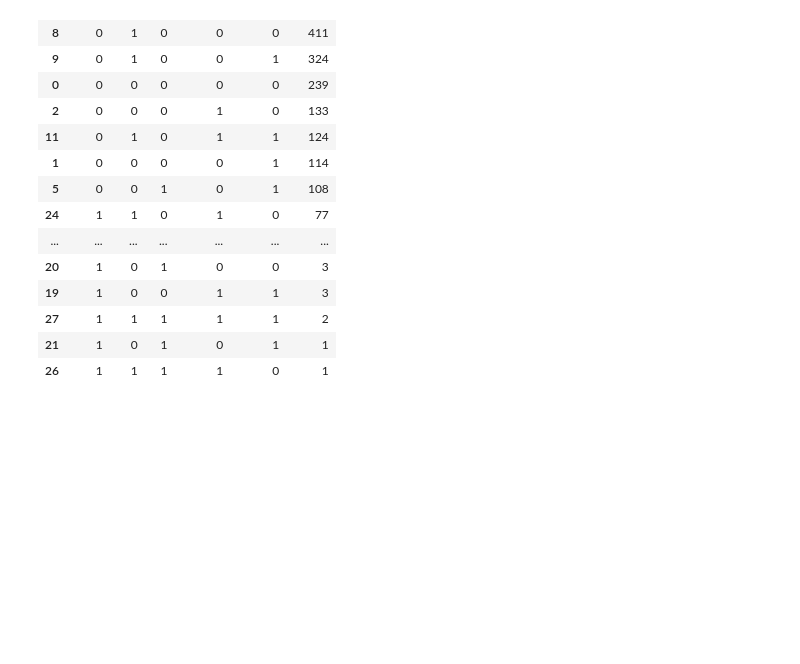
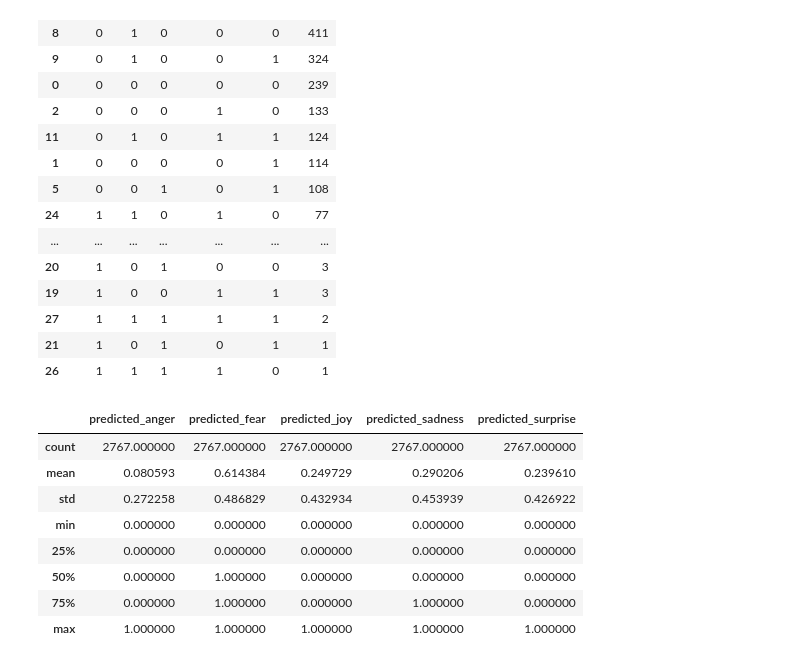
Before and after one commit to niklasbaun/EmoClassifier, a Jupyter notebook: Classifier/Getting familiar.ipynb, the cells around one changed output. Cells and saved outputs as stored; diff of their text form; code cells hidden in the pictures; blank space fills up the shorter version.

```diff
--- a/Classifier/Getting familiar.ipynb
+++ b/Classifier/Getting familiar.ipynb
@@ -79,3 +79,17 @@ data.groupby(['anger', 'fear', 'joy', 'sadness', 'surprise']).size().reset_index
 | 26 | 1 | 1 | 1 | 1 | 0 | 1 |
 # %%
 #most common is only joy, followed by fear and surprise
+# %%
+# load predictions
+predictions = pd.read_csv("../predictions.csv")
+predictions.describe()
+# %% [output]
+|  | predicted_anger | predicted_fear | predicted_joy | predicted_sadness | predicted_surprise |
+| count | 2767.000000 | 2767.000000 | 2767.000000 | 2767.000000 | 2767.000000 |
+| mean | 0.080593 | 0.614384 | 0.249729 | 0.290206 | 0.239610 |
+| std | 0.272258 | 0.486829 | 0.432934 | 0.453939 | 0.426922 |
+| min | 0.000000 | 0.000000 | 0.000000 | 0.000000 | 0.000000 |
+| 25% | 0.000000 | 0.000000 | 0.000000 | 0.000000 | 0.000000 |
+| 50% | 0.000000 | 1.000000 | 0.000000 | 0.000000 | 0.000000 |
+| 75% | 0.000000 | 1.000000 | 0.000000 | 1.000000 | 0.000000 |
+| max | 1.000000 | 1.000000 | 1.000000 | 1.000000 | 1.000000 |
```
Also changed, not shown: parts of 4 cells of this notebook, 4 other files.
